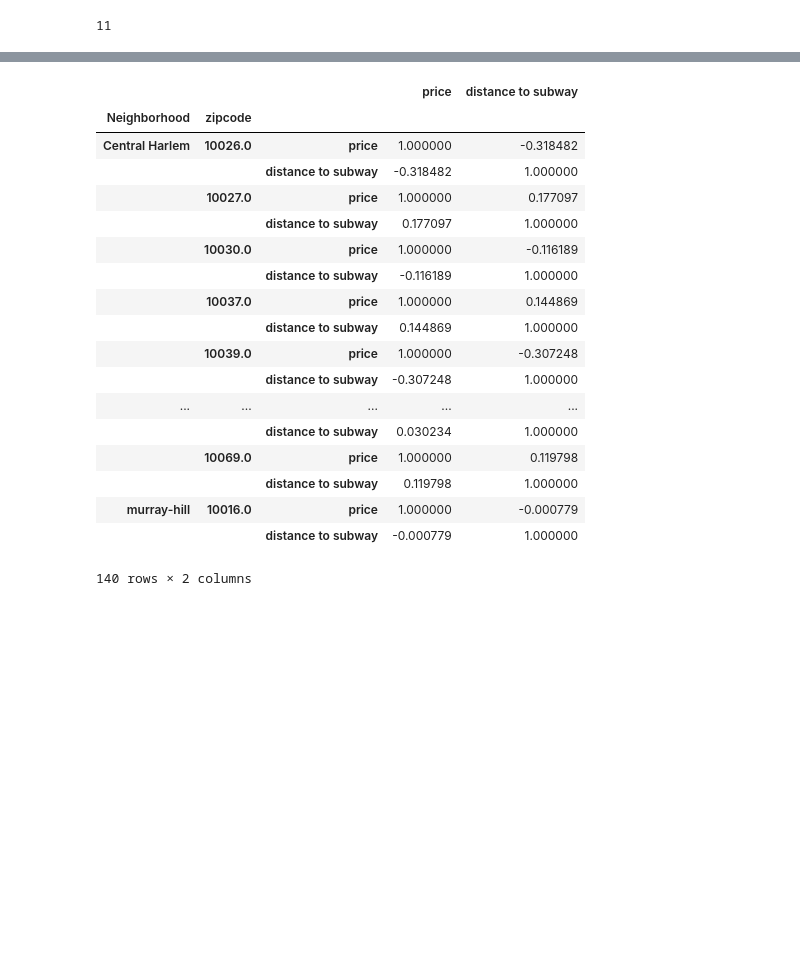
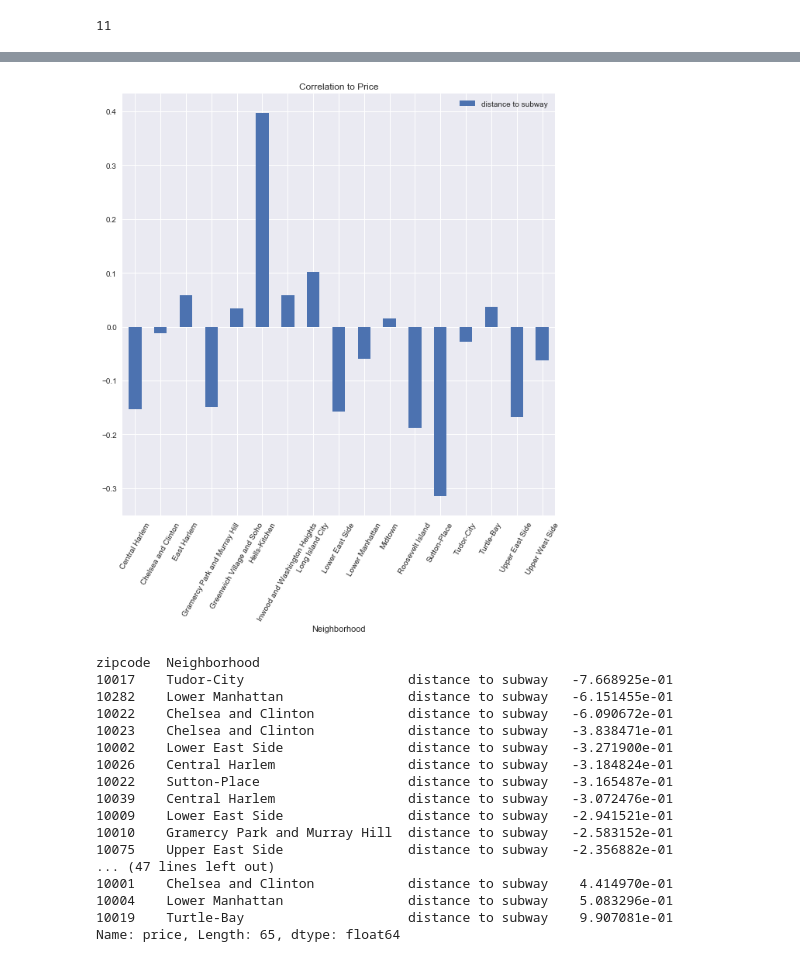
Before and after one commit to yupeiying1/Zillow-Home-Value-Prediction, a Jupyter notebook: Subway Data.ipynb, the cells around one changed output, grey strips where cells are left out. Saved outputs shown, nothing was run; the diff lists cells and outputs as text; code cells hidden in the pictures; blank space fills up the shorter version.

```diff
--- a/Subway Data.ipynb
+++ b/Subway Data.ipynb
@@ -232,26 +333,31 @@ groupby[ ['price','distance to subway']].corr()[''].unstack().plot(kind='bar',ti
+# %%
+groupby[['price','distance to subway']].corr()['price'][1::2].unstack().plot(kind='bar',title='Correlation to Price',figsize=(10, 10))
+plt.xticks(rotation=60)
+plt.savefig('/Users/sarahyu/Documents/GitHub/Zillow-Home-Value-Prediction/plots/subway_distance_corrlation_grouby.png')
+plt.show()
+# %% [output]
+[figure, added]
 # %%
 groupby_zipcode = df.groupby('zipcode')
 groupby_zipcode[['price','distance to subway']].corr().to_csv('correlation_zipcode.csv')
 # %%
-groupby_zipcode_neiborhood = df.groupby(['Neighborhood','zipcode'])
-groupby_zipcode_neiborhood[['price','distance to subway']].corr()
+groupby_zipcode_neiborhood = df.groupby(['zipcode','Neighborhood'])
+groupby_zipcode_neiborhood[['price','distance to subway']].corr().dropna()['price'][1::2].sort_values()
 # %% [output]
-|  |  |  | price | distance to subway |
-| Neighborhood | zipcode |  |  |  |
-| Central Harlem | 10026.0 | price | 1.000000 | -0.318482 |
-|  |  | distance to subway | -0.318482 | 1.000000 |
-|  | 10027.0 | price | 1.000000 | 0.177097 |
-|  |  | distance to subway | 0.177097 | 1.000000 |
-|  | 10030.0 | price | 1.000000 | -0.116189 |
-|  |  | distance to subway | -0.116189 | 1.000000 |
-|  | 10037.0 | price | 1.000000 | 0.144869 |
-|  |  | distance to subway | 0.144869 | 1.000000 |
-|  | 10039.0 | price | 1.000000 | -0.307248 |
-|  |  | distance to subway | -0.307248 | 1.000000 |
-| ... | ... | ... | ... | ... |
-|  |  | distance to subway | 0.030234 | 1.000000 |
-|  | 10069.0 | price | 1.000000 | 0.119798 |
-|  |  | distance to subway | 0.119798 | 1.000000 |
-| murray-hill | 10016.0 | price | 1.000000 | -0.000779 |
-|  |  | distance to subway | -0.000779 | 1.000000 |
-140 rows × 2 columns
+zipcode  Neighborhood
+10017    Tudor-City                     distance to subway   -7.668925e-01
+10282    Lower Manhattan                distance to subway   -6.151455e-01
+10022    Chelsea and Clinton            distance to subway   -6.090672e-01
+10023    Chelsea and Clinton            distance to subway   -3.838471e-01
+10002    Lower East Side                distance to subway   -3.271900e-01
+10026    Central Harlem                 distance to subway   -3.184824e-01
+10022    Sutton-Place                   distance to subway   -3.165487e-01
+10039    Central Harlem                 distance to subway   -3.072476e-01
+10009    Lower East Side                distance to subway   -2.941521e-01
+10010    Gramercy Park and Murray Hill  distance to subway   -2.583152e-01
+10075    Upper East Side                distance to subway   -2.356882e-01
+... (47 lines left out)
+10001    Chelsea and Clinton            distance to subway    4.414970e-01
+10004    Lower Manhattan                distance to subway    5.083296e-01
+10019    Turtle-Bay                     distance to subway    9.907081e-01
+Name: price, Length: 65, dtype: float64
```
Also changed, not shown: parts of 39 cells of this notebook, 19 other files.
